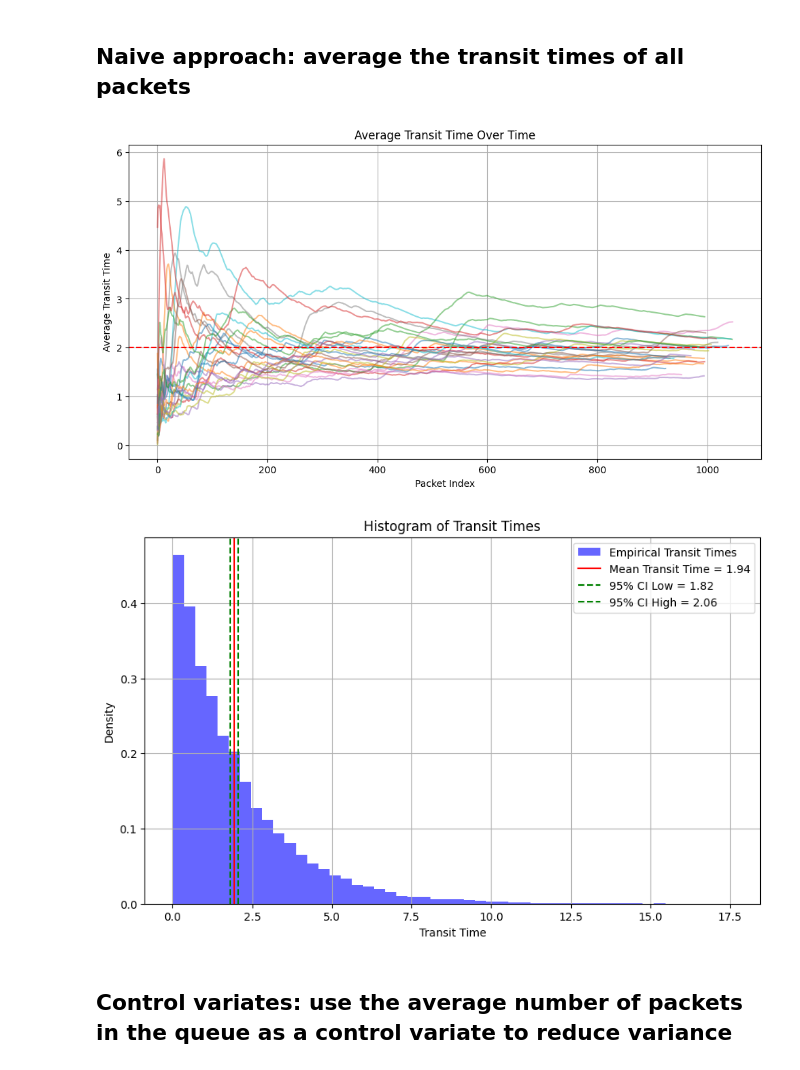
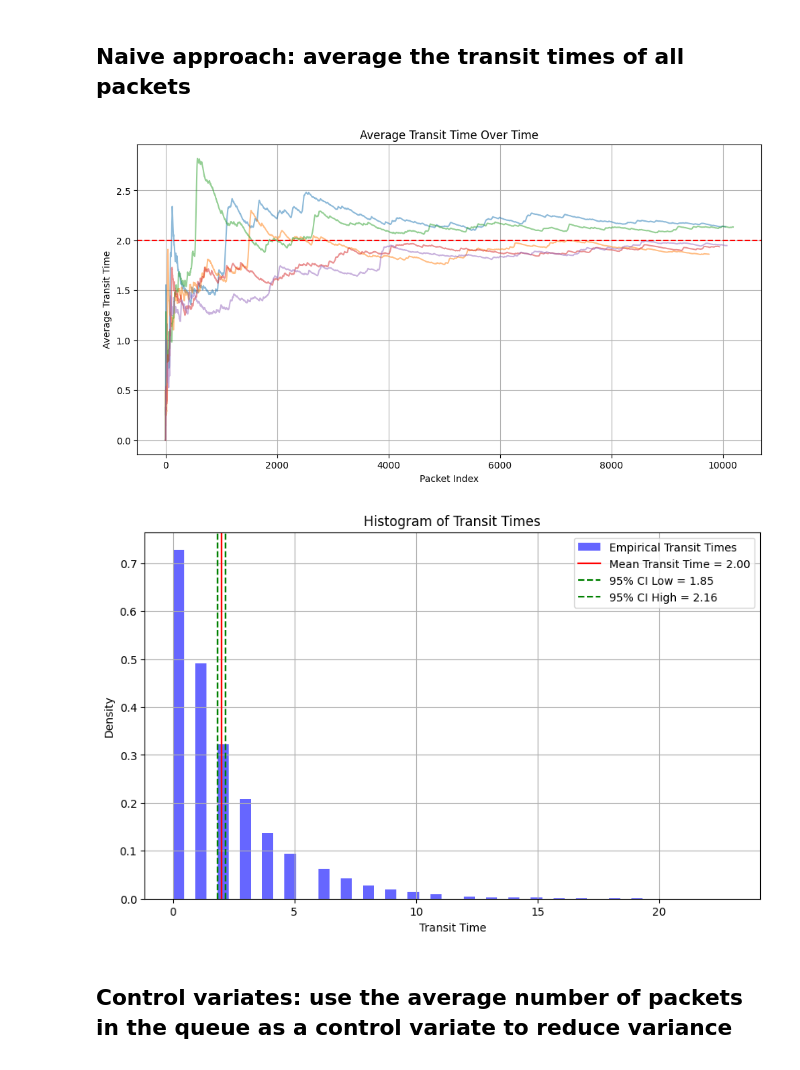
Before and after one commit to DaMole98/SPE-labs, a Jupyter notebook: HW-4/src/simulations.ipynb, the cells around one changed output. Saved outputs shown, nothing was run; the diff lists cells and outputs as text; code cells hidden in the pictures.

```diff
--- a/HW-4/src/simulations.ipynb
+++ b/HW-4/src/simulations.ipynb
@@ -461,8 +461,8 @@ plt.show()
 # %% [markdown]
 # Exercise 2: estimate the average transit time of packets in the system
 # %%
-NUM_REPLICATIONS = 25
-NUM_TIME_UNITS = 1000
+NUM_REPLICATIONS = 5
+NUM_TIME_UNITS = 10000
 
 lambda_ = 1.0
 mu = 1.5
@@ -566,30 +606,30 @@ DROP_EVENTS = 0
 # %%
 plt.figure(figsize=(12, 6))
 
-transit_times_for_rep = get_transit_times(sim_results, drop_num=DROP_EVENTS)
+transit_times_for_rep = get_piq_at_arrival(sim_results, drop_num=DROP_EVENTS)
 
 for rep in transit_times_for_rep:
     avg_transit_time_over_time = np.cumsum(rep) / np.arange(1, len(rep) + 1)
     plt.plot(
         avg_transit_time_over_time, alpha=0.5, label="Cumulative Mean Transit Time"
     )
 
     # plt.plot(rep, alpha=0.1, label="Replication Transit Times")
 
 plt.axhline(
     y=1 / (mu - lambda_),
     label="Theoretical Mean Transit Time",
     color="red",
     linestyle="--",
 )
 
 plt.xlabel("Packet Index")
 plt.ylabel("Average Transit Time")
 plt.title("Average Transit Time Over Time")
 plt.grid()
 plt.show()
 # %% [output]
-[figure, old version]
+[figure, new version]
 # %%
 # Plot the histogram of transit times
 
@@ -603,7 +643,7 @@ naive_results = {
     "mean": np.mean(all_transit_times),
     "values": mean_tt_for_rep,
     "cis": (mean_ci_low, mean_ci_high),
-    "label": "Naive Mean Transit Time",
+    "label": "Naive Mean Estimator",
 }
 
 plt.figure(figsize=(10, 6))
@@ -640,7 +680,7 @@ plt.grid()
 plt.legend()
 plt.show()
 # %% [output]
-[figure, old version]
+[figure, new version]
 # %% [markdown]
 ## Control variates: use the average number of packets in the queue as a control variate to reduce variance
 # %%
```
Also changed, not shown: parts of 7 cells of this notebook.
